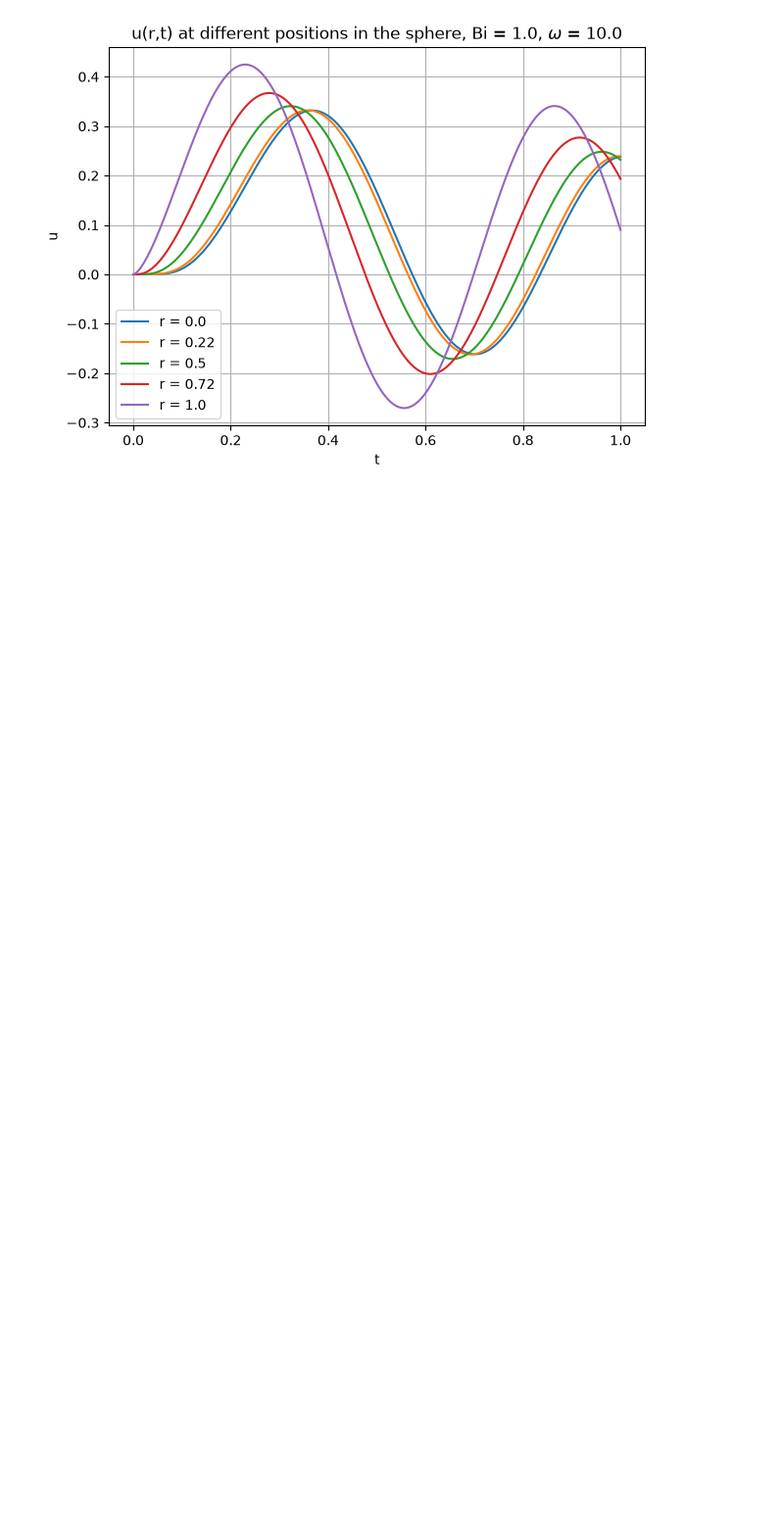
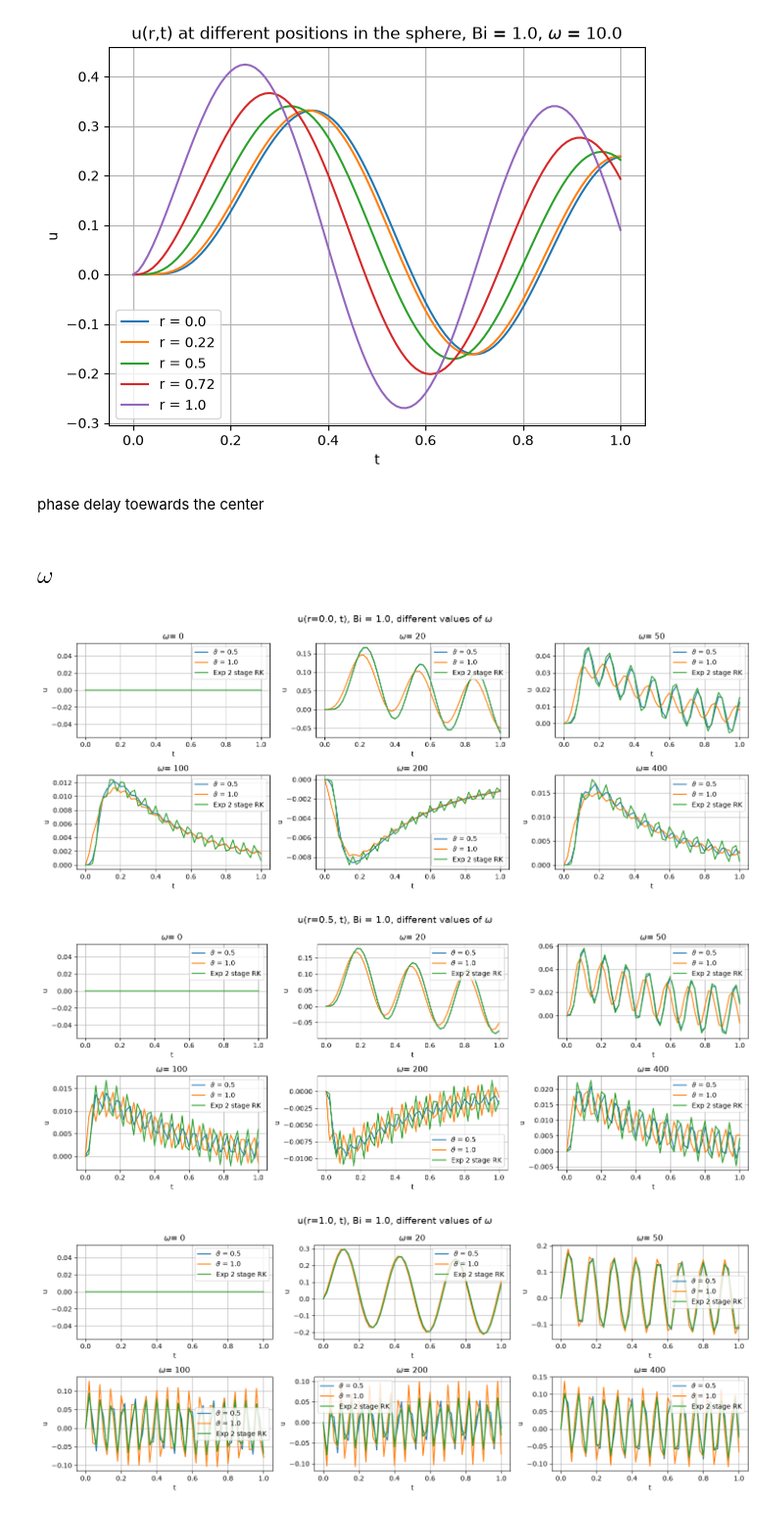
Before and after one commit to claramont/scicomp-code, a Jupyter notebook: Midt2_Ex1/Ex_1f.ipynb, the cells around one changed output. Shown at 98% size. Saved outputs shown, nothing was run; the diff lists cells and outputs as text; code cells hidden in the pictures; blank space fills up the shorter version.

```diff
--- a/Midt2_Ex1/Ex_1f.ipynb
+++ b/Midt2_Ex1/Ex_1f.ipynb
@@ -6,7 +73,7 @@ from Exp_Poly_Solver import SphericalExpRKSolver
 N = 18
 Bi = 1.0
 omega = 10.0
-dt = 0.001
+dt = 0.01
 t_end = 1.0
 
 r_dict= {0:0.0, 4:0.22, 9:0.5, 13:0.72, -1:1.0}
@@ -26,3 +93,7 @@ plt.tight_layout()
 plt.show()
 # %% [output]
 [figure]
+# %% [markdown]
+phase delay toewards the center
+# %% [markdown]
+## $\omega$
@@ -28,0 +102,46 @@ plt.show()
+# %%
+N = 18
+Bi = 1.0
+dt = 0.02
+t_end = 1.0
+
+n_timesteps = int(t_end / dt)
+
+omega_values = [0, 20, 50, 100, 200, 400]
+theta_values = [0.0, 0.5, 1.0]
+stable_theta_values = [0.5, 1.0]
+r_dict = {0:0.0, 9:0.5, -1:1.0}
+
+for r_idx, r_value in r_dict.items():
+    fig, axes = plt.subplots(2, 3, figsize=(15, 6))
+    axes = axes.ravel()
+
+
+    for k, omega in enumerate(omega_values):
+        ax = axes[k]
+        for theta in stable_theta_values:
+            solver = SphericalHeatCondSolver(N, dt, Bi, omega, theta= theta, t_end=t_end)
+            times, r, U = solver.solve()
+
+            solver2 = SphericalExpRKSolver(N, dt, Bi, omega, t_end=t_end)
+            times2, r2, U2 = solver2.solve()
+            ax.plot(times, U[:, r_idx], label= fr"$\vartheta$ = {theta}")
+        ax.plot(times2, U2[:, r_idx], label = "Exp 2 stage RK")
+        ax.set_title(fr"$\omega$= {omega}")
+        #ax.set_title(f"$u(r,t)$")
+        ax.set_xlabel("t")
+        ax.set_ylabel("u")
+        ax.grid(True)
+        ax.legend()
+
+    fig.suptitle(
+        fr"u(r={r_value}, t), Bi = {Bi}, different values of $\omega$",
+        fontsize=14
+    )
+
+    plt.tight_layout()
+    plt.show()
+# %% [output]
+[figure, added]
+[figure, added]
+[figure, added]
```
Also changed, not shown: parts of 14 cells of this notebook, 1 other file.
